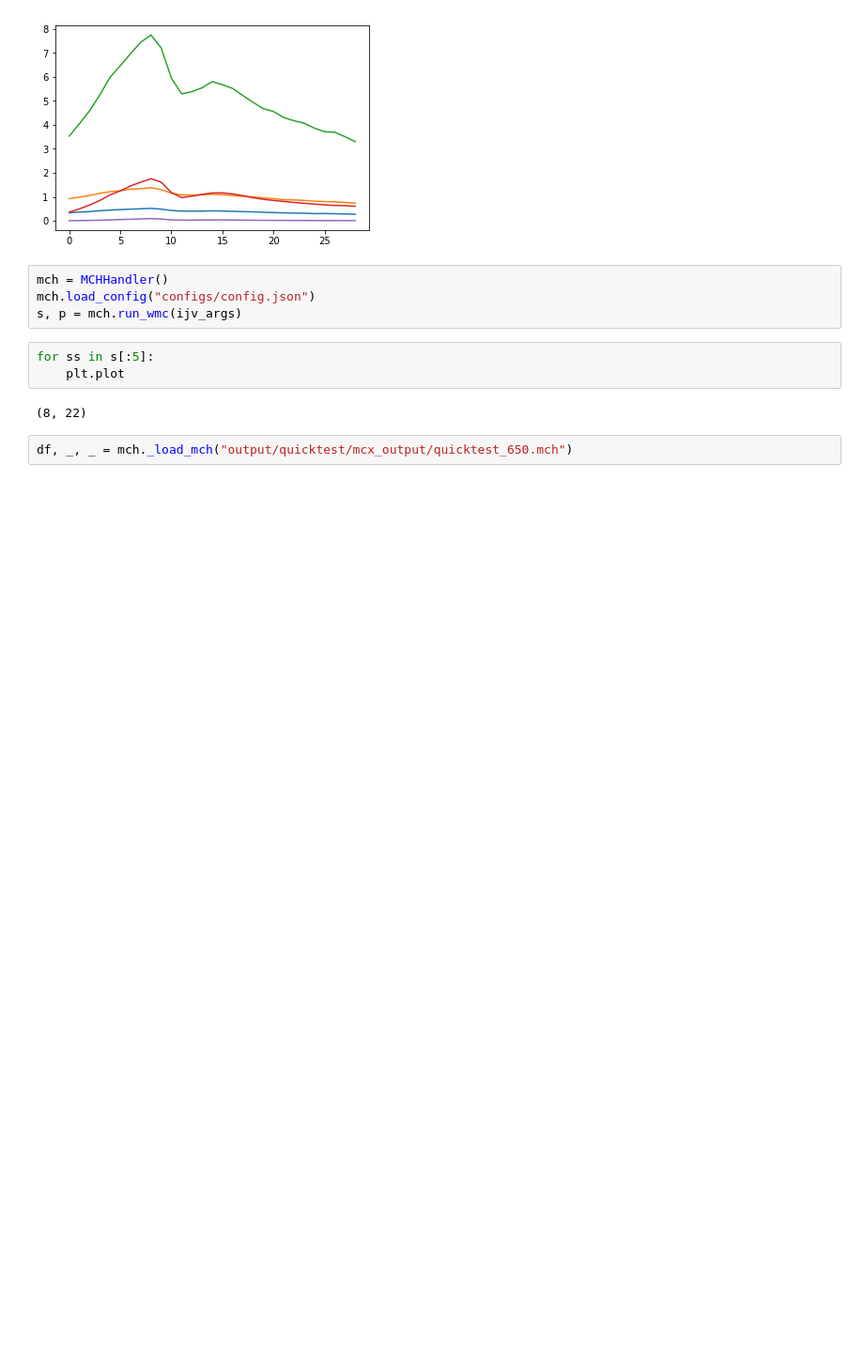
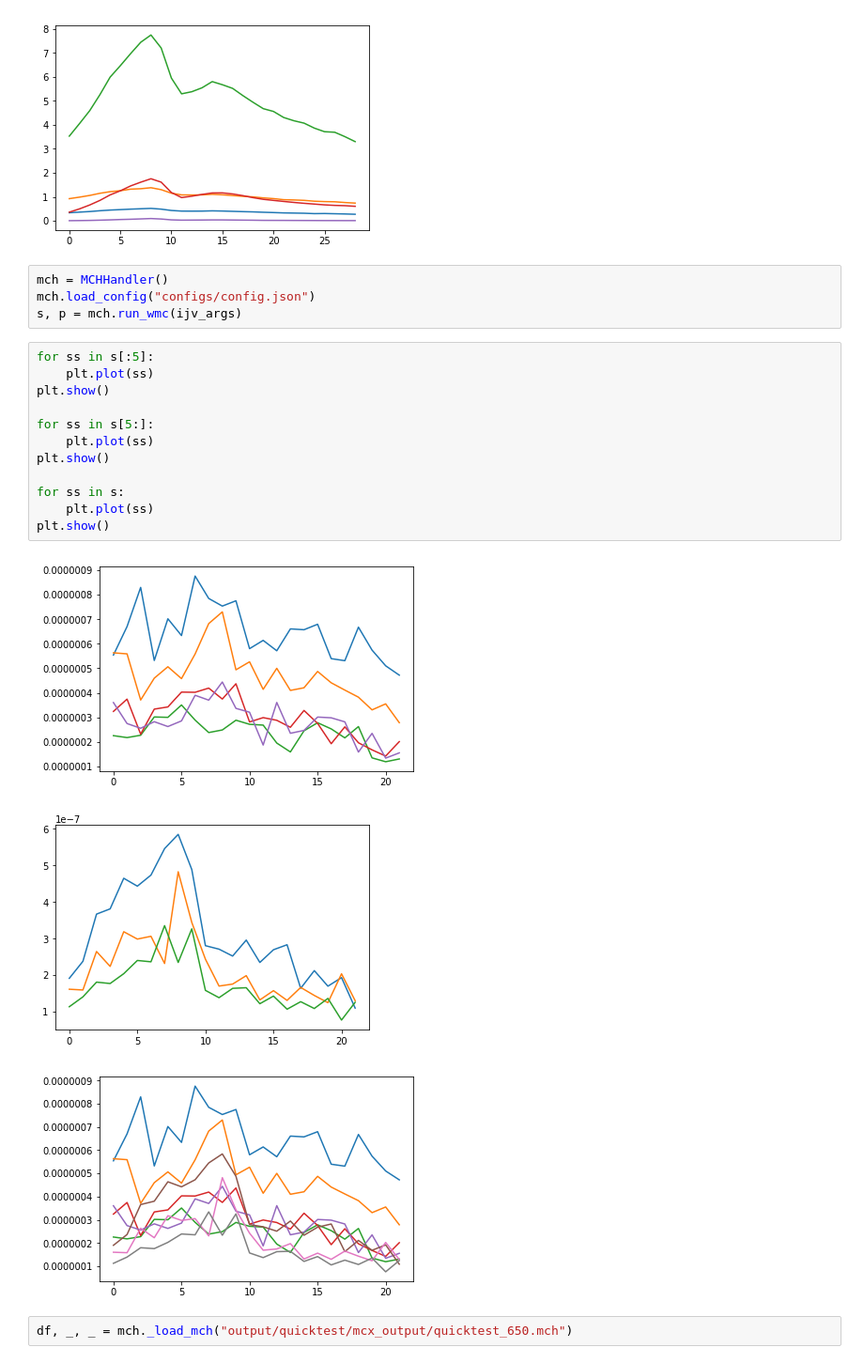
Before and after one commit to ToastCheng/ijv, a Jupyter notebook: n_test_white_spec.ipynb, the cells around one changed output. Shown at 94% size. Cells and saved outputs as stored; diff of their text form; blank space fills up the shorter version.

```diff
--- a/n_test_white_spec.ipynb
+++ b/n_test_white_spec.ipynb
@@ -178,11 +178,22 @@ for pp in p:
 mch = MCHHandler()
 mch.load_config("configs/config.json")
 s, p = mch.run_wmc(ijv_args)
-# %%
-for ss in s[:5]:
-    plt.plot
-# %% [output]
-(8, 22)
+# %%
+for ss in s[:5]:
+    plt.plot(ss)
+plt.show()
+
+for ss in s[5:]:
+    plt.plot(ss)
+plt.show()
+
+for ss in s:
+    plt.plot(ss)
+plt.show()
+# %% [output]
+[figure, added]
+[figure, added]
+[figure, added]
 # %%
 df, _, _ = mch._load_mch("output/quicktest/mcx_output/quicktest_650.mch")
 # %% [output]
```
Also changed, not shown: 1 other file.
